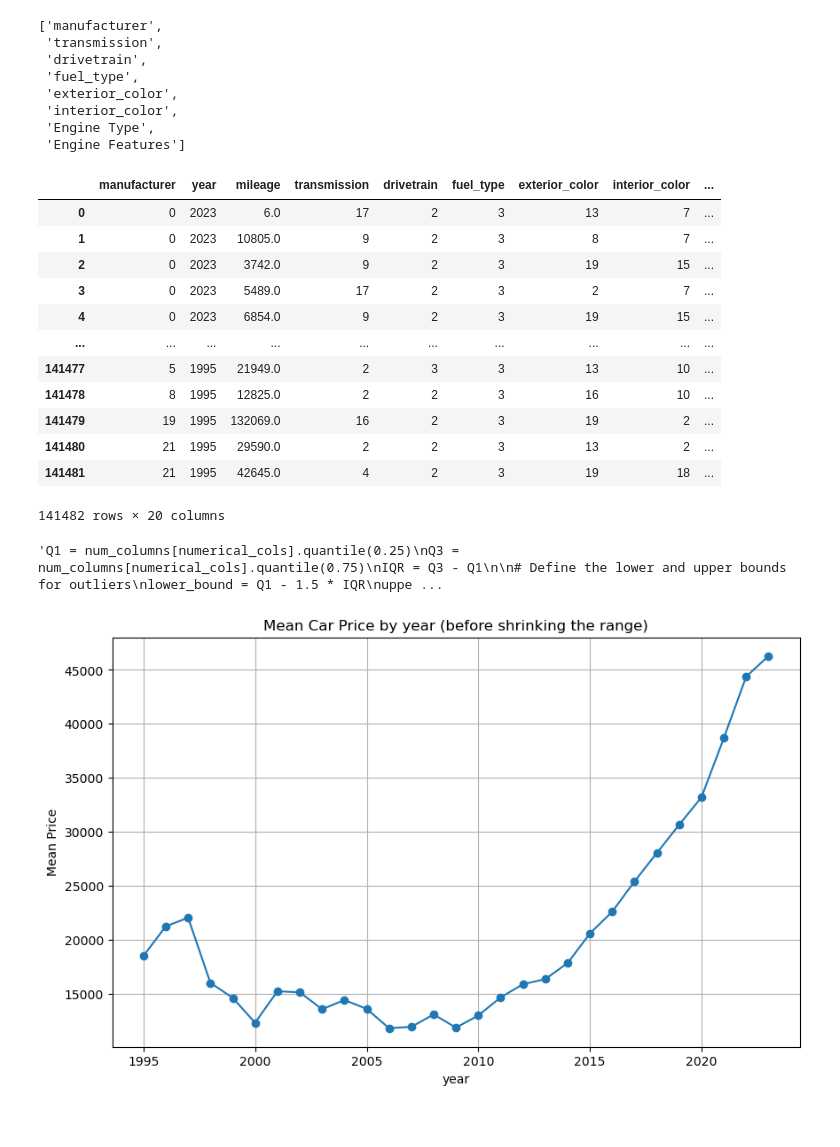
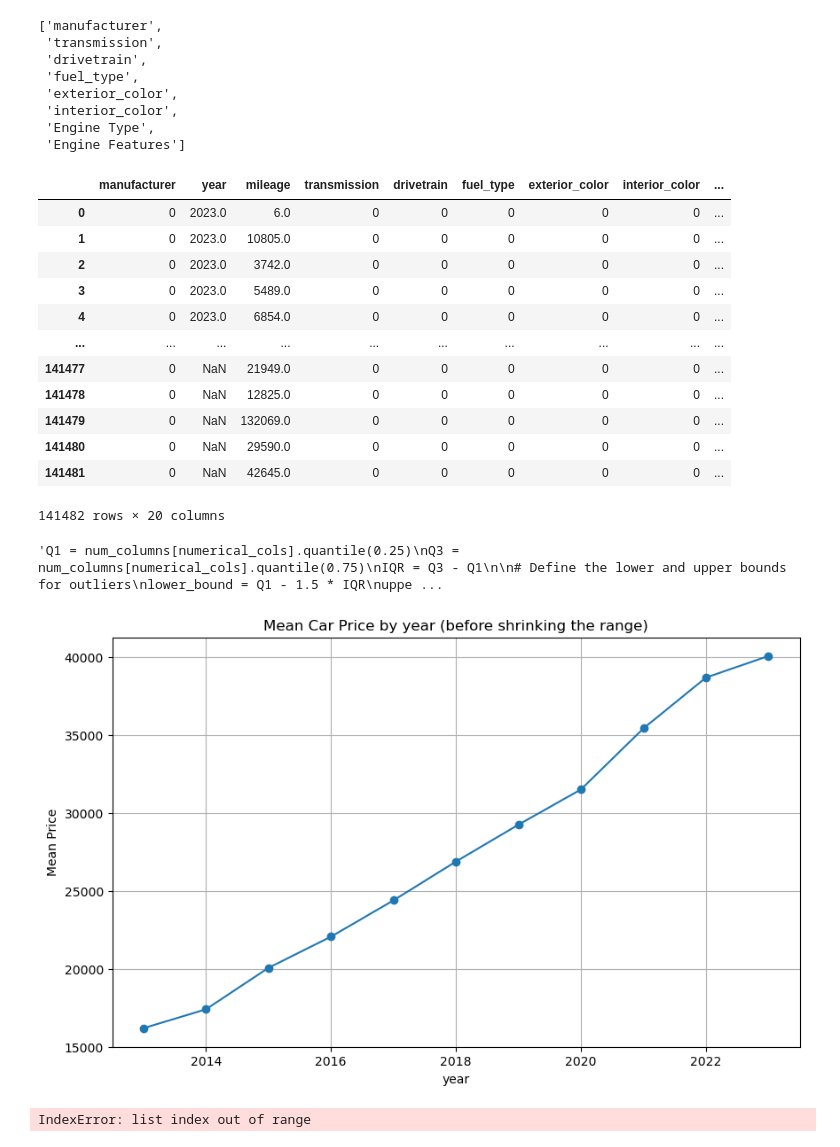
Before and after one commit to syl21b/Car-Price-Prediction, a Jupyter notebook: Car Price Prediction Model.ipynb, the cells around one changed output. Drawn from its saved outputs; the diff is of its cells as text; code cells hidden in the pictures.

```diff
--- a/Car Price Prediction Model.ipynb
+++ b/Car Price Prediction Model.ipynb
@@ -46,14 +46,31 @@ from sklearn.preprocessing import StandardScaler, LabelEncoder
 # %% [output]
 UsageError: unrecognized arguments: # Ensures that Matplotlib plots are displayed inline
 # %%
-#https://raw.githubusercontent.com/syl21b/Car-Price-Prediction/main/cleaned_data.csv?token=GHSAT0AAAAAACIQMGDUQEDEBWXNQO37GZHEZKFPEDA
 
 
 # Define the URL of the CSV file on GitHub
-csv_url = "https://raw.githubusercontent.com/syl21b/Car-Price-Prediction/main/cleaned_data.csv?token=GHSAT0AAAAAACIQMGDU6XOROEDEBWBVET54ZKFQFAA"
+csv_url = "https://raw.githubusercontent.com/syl21b/Car-Price-Prediction/main/cleaned_data.csv?token=GHSAT0AAAAAACIQMGDUJR3QO4OSGJ5VQIK2ZKFUKDA"
 
 # Read the CSV file into a DataFrame
 df = pd.read_csv(csv_url)
+# %%
+numerical_cols = df.select_dtypes(include=['int64', 'float64']).columns.tolist()
+#numerical_cols.remove('Senior Citizen')
+num_columns=df[numerical_cols]
+# %%
+Q1 = num_columns[numerical_cols].quantile(0.25)
+Q3 = num_columns[numerical_cols].quantile(0.75)
+IQR = Q3 - Q1
+
+# Define the lower and upper bounds for outliers
+lower_bound = Q1 - 1.5 * IQR
+upper_bound = Q3 + 1.5 * IQR
+
+# Identify outliers and create a boolean mask
+outliers_mask = (num_columns[numerical_cols] < lower_bound) | (num_columns[numerical_cols] > upper_bound)
+
+# Drop the rows containing outliers
+df = df[~outliers_mask]
 # %%
 df
 # %% [output]
@@ -96,17 +113,17 @@ for col in cat_columns:
 df
 # %% [output]
 |  | manufacturer | year | mileage | transmission | drivetrain | fuel_type | exterior_color | interior_color | ... |
-| 0 | 0 | 2023 | 6.0 | 17 | 2 | 3 | 13 | 7 | ... |
-| 1 | 0 | 2023 | 10805.0 | 9 | 2 | 3 | 8 | 7 | ... |
-| 2 | 0 | 2023 | 3742.0 | 9 | 2 | 3 | 19 | 15 | ... |
-| 3 | 0 | 2023 | 5489.0 | 17 | 2 | 3 | 2 | 7 | ... |
-| 4 | 0 | 2023 | 6854.0 | 9 | 2 | 3 | 19 | 15 | ... |
+| 0 | 0 | 2023.0 | 6.0 | 0 | 0 | 0 | 0 | 0 | ... |
+| 1 | 0 | 2023.0 | 10805.0 | 0 | 0 | 0 | 0 | 0 | ... |
+| 2 | 0 | 2023.0 | 3742.0 | 0 | 0 | 0 | 0 | 0 | ... |
+| 3 | 0 | 2023.0 | 5489.0 | 0 | 0 | 0 | 0 | 0 | ... |
+| 4 | 0 | 2023.0 | 6854.0 | 0 | 0 | 0 | 0 | 0 | ... |
 | ... | ... | ... | ... | ... | ... | ... | ... | ... | ... |
-| 141477 | 5 | 1995 | 21949.0 | 2 | 3 | 3 | 13 | 10 | ... |
-| 141478 | 8 | 1995 | 12825.0 | 2 | 2 | 3 | 16 | 10 | ... |
-| 141479 | 19 | 1995 | 132069.0 | 16 | 2 | 3 | 19 | 2 | ... |
-| 141480 | 21 | 1995 | 29590.0 | 2 | 2 | 3 | 13 | 2 | ... |
-| 141481 | 21 | 1995 | 42645.0 | 4 | 2 | 3 | 19 | 18 | ... |
+| 141477 | 0 | NaN | 21949.0 | 0 | 0 | 0 | 0 | 0 | ... |
+| 141478 | 0 | NaN | 12825.0 | 0 | 0 | 0 | 0 | 0 | ... |
+| 141479 | 0 | NaN | 132069.0 | 0 | 0 | 0 | 0 | 0 | ... |
+| 141480 | 0 | NaN | 29590.0 | 0 | 0 | 0 | 0 | 0 | ... |
+| 141481 | 0 | NaN | 42645.0 | 0 | 0 | 0 | 0 | 0 | ... |
 141482 rows × 20 columns
 # %%
 '''Q1 = num_columns[numerical_cols].quantile(0.25)
@@ -125,17 +142,19 @@ num_columns = num_columns[~outliers_mask]'''
 # %% [output]
 'Q1 = num_columns[numerical_cols].quantile(0.25)\nQ3 = num_columns[numerical_cols].quantile(0.75)\nIQR = Q3 - Q1\n\n# Define the lower and upper bounds for outliers\nlower_bound = Q1 - 1.5 * IQR\nuppe ...
 # %%
+def plot_year_vs_Price (df):
+    mean_prices_by_year = df.groupby('year')['price'].mean().reset_index()
 
-mean_prices_by_year = df.groupby('year')['price'].mean().reset_index()
+    plt.figure(figsize=(10, 6))
+    plt.plot(mean_prices_by_year['year'], mean_prices_by_year['price'], marker='o', linestyle='-')
+    plt.title('Mean Car Price by year (before shrinking the range)')
+    plt.xlabel('year')
+    plt.ylabel('Mean Price')
+    plt.grid(True)
+    plt.show()
 
-plt.figure(figsize=(10, 6))
-plt.plot(mean_prices_by_year['year'], mean_prices_by_year['price'], marker='o', linestyle='-')
-plt.title('Mean Car Price by year (before shrinking the range)')
-plt.xlabel('year')
-plt.ylabel('Mean Price')
-plt.grid(True)
-plt.show()
+plot_year_vs_Price (df)
 # %% [output]
-[figure, old version]
+[figure, new version]
 # %%
 # Shuffle the rows of the DataFrame randomly
@@ -146,10 +165,12 @@ df_pieces = np.array_split(df_shuffled, 4)
 # %%
 reset_df_pieces = []  # Create a list to store the DataFrames with reset index
 
-for i in range(4):
+for i in range(3):
     reset_df = df_pieces[i].reset_index(drop=True)  # Reset the index and drop the old index column
     reset_df_pieces.append(reset_df)  # Append the reset DataFrame to the list
 
 # Now, reset_df_pieces contains the DataFrames with reset index
+# %% [output]
+IndexError: list index out of range
 # %%
 reset_df_pieces[1]
```
Also changed, not shown: parts of 10 cells of this notebook, 1 other file.
